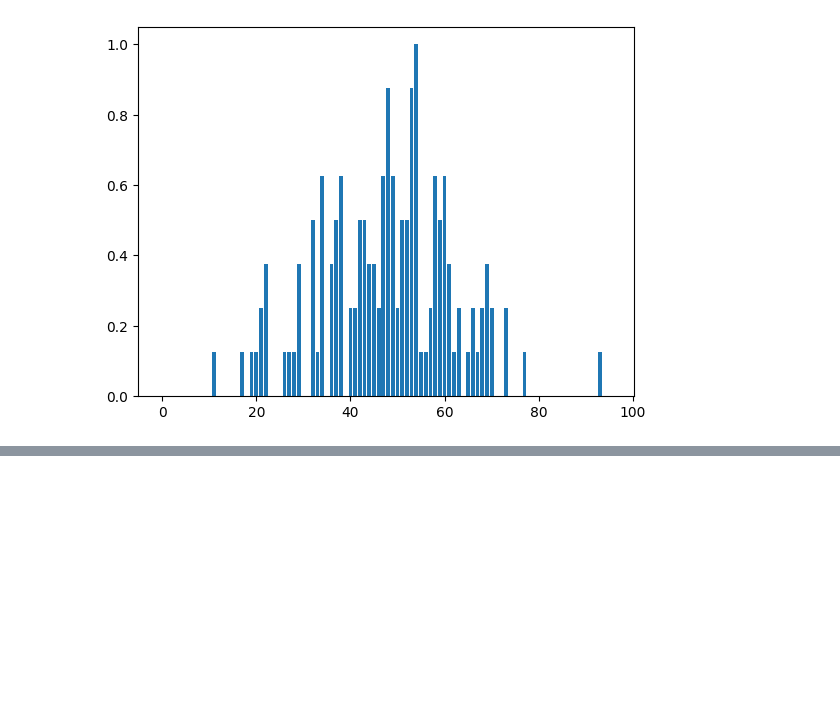
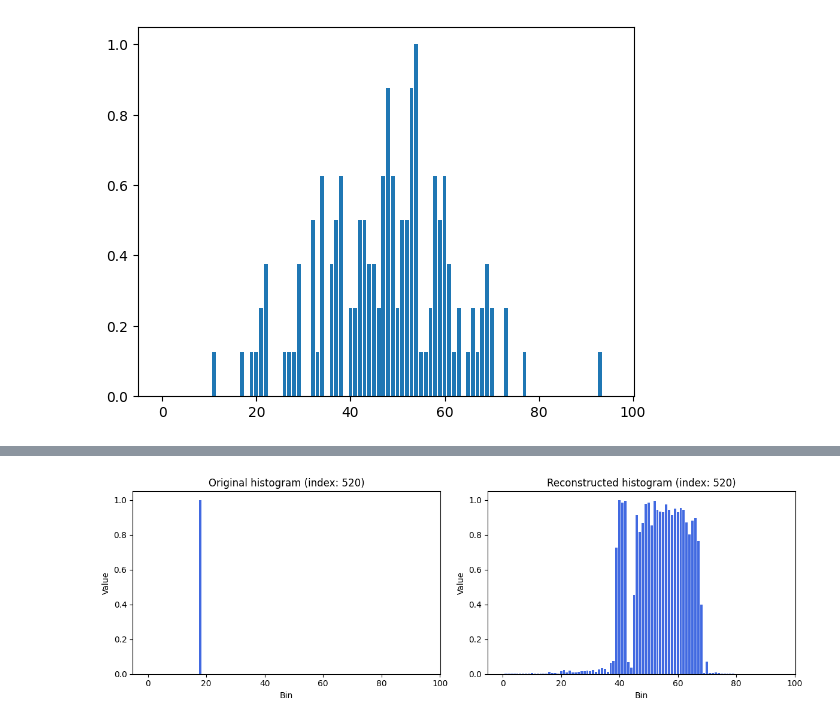
Before and after one commit to jHrdy/vyzkumak, a Jupyter notebook: src/anomaly_detection/utils/score_testing.ipynb, the cells around one changed output, grey strips where cells are left out. Drawn from its saved outputs; the diff is of its cells as text; code cells hidden in the pictures; blank space fills up the shorter version.

```diff
--- a/src/anomaly_detection/utils/score_testing.ipynb
+++ b/src/anomaly_detection/utils/score_testing.ipynb
@@ -45,0 +46,13 @@ tensor(0.7147)
+# %%
+from anomaly_detection.config.paths import CHECKPOINT_DIR
+from anomaly_detection.models.conv_ae_v3_1 import AE_v3
+import os
+
+checkpoint = torch.load(os.path.join(CHECKPOINT_DIR, "AE_conv_v3.1_Wass_Reg_train_date=01-03_10-20", "ae_conv_v3.1_Wass_Reg_ep246.pth"), map_location="cpu")
+
+config = checkpoint["config"]
+
+model = AE_v3()
+model.load_state_dict(checkpoint["model_state_dict"])
+
+model.eval()
@@ -45,0 +77,32 @@ tensor(0.7147)
+# %%
+import torch.nn as nn
+device = 'cpu'
+model.eval()
+idx = 520
+
+with torch.no_grad():
+    x = full_dataset[idx].to(device)
+    pred = model(x.reshape(1,1,96))
+
+    criterion = nn.MSELoss()
+    loss = criterion(pred, x).item()
+
+original = x.squeeze().cpu().numpy()
+reconstructed = pred.squeeze().cpu().numpy()
+
+_, axes = plt.subplots(1, 2, figsize=(12, 4))
+
+axes[0].bar(range(len(original)), original, zorder=1, color='royalblue')
+axes[0].set_title(f"Original histogram (index: {idx})")
+axes[0].set_xlabel("Bin")
+axes[0].set_ylabel("Value")
+
+axes[1].bar(range(len(reconstructed)), reconstructed, zorder=1, color='royalblue')
+axes[1].set_title(f"Reconstructed histogram (index: {idx})")
+axes[1].set_xlabel("Bin")
+axes[1].set_ylabel("Value")
+
+plt.tight_layout()
+plt.show()
+# %% [output]
+[figure, added]
```
Also changed, not shown: parts of 4 cells of this notebook, 2 other files.
